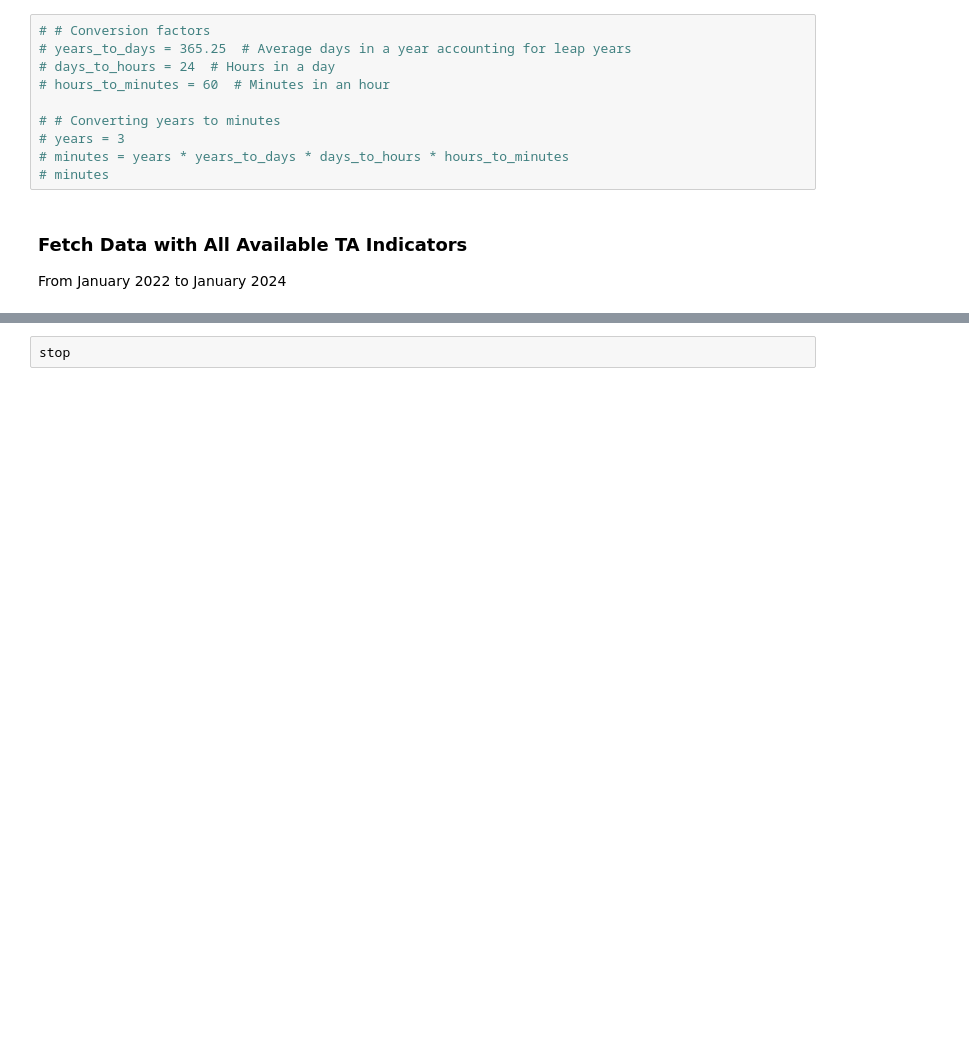
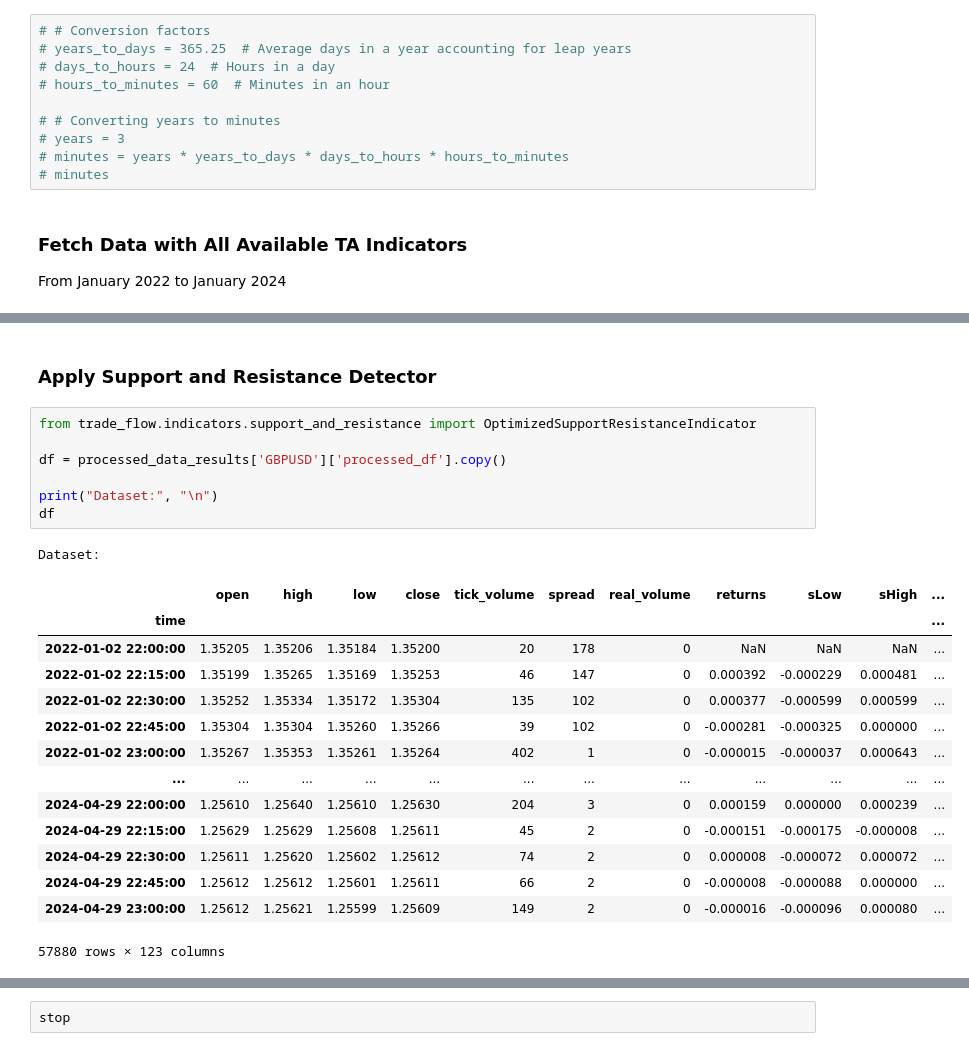
Before and after one commit to fortesenselabs/trade_flow, a Jupyter notebook: packages/tf_trade/notebooks/tft_model_experiments.ipynb, the cells around one changed output, grey strips where cells are left out. Saved outputs shown, nothing was run; the diff lists cells and outputs as text; blank space fills up the shorter version.

```diff
--- a/packages/tf_trade/notebooks/tft_model_experiments.ipynb
+++ b/packages/tf_trade/notebooks/tft_model_experiments.ipynb
@@ -1101,0 +1339,25 @@ for i, name in enumerate(dl_selected_symbols):
+# %% [markdown]
+### Apply Support and Resistance Detector
+# %%
+from trade_flow.indicators.support_and_resistance import OptimizedSupportResistanceIndicator
+
+df = processed_data_results['GBPUSD']['processed_df'].copy()
+
+print("Dataset:", "\n")
+df
+# %% [output]
+Dataset:
+|  | open | high | low | close | tick_volume | spread | real_volume | returns | sLow | sHigh | ... |
+| time |  |  |  |  |  |  |  |  |  |  | ... |
+| 2022-01-02 22:00:00 | 1.35205 | 1.35206 | 1.35184 | 1.35200 | 20 | 178 | 0 | NaN | NaN | NaN | ... |
+| 2022-01-02 22:15:00 | 1.35199 | 1.35265 | 1.35169 | 1.35253 | 46 | 147 | 0 | 0.000392 | -0.000229 | 0.000481 | ... |
+| 2022-01-02 22:30:00 | 1.35252 | 1.35334 | 1.35172 | 1.35304 | 135 | 102 | 0 | 0.000377 | -0.000599 | 0.000599 | ... |
+| 2022-01-02 22:45:00 | 1.35304 | 1.35304 | 1.35260 | 1.35266 | 39 | 102 | 0 | -0.000281 | -0.000325 | 0.000000 | ... |
+| 2022-01-02 23:00:00 | 1.35267 | 1.35353 | 1.35261 | 1.35264 | 402 | 1 | 0 | -0.000015 | -0.000037 | 0.000643 | ... |
+| ... | ... | ... | ... | ... | ... | ... | ... | ... | ... | ... | ... |
+| 2024-04-29 22:00:00 | 1.25610 | 1.25640 | 1.25610 | 1.25630 | 204 | 3 | 0 | 0.000159 | 0.000000 | 0.000239 | ... |
+| 2024-04-29 22:15:00 | 1.25629 | 1.25629 | 1.25608 | 1.25611 | 45 | 2 | 0 | -0.000151 | -0.000175 | -0.000008 | ... |
+| 2024-04-29 22:30:00 | 1.25611 | 1.25620 | 1.25602 | 1.25612 | 74 | 2 | 0 | 0.000008 | -0.000072 | 0.000072 | ... |
+| 2024-04-29 22:45:00 | 1.25612 | 1.25612 | 1.25601 | 1.25611 | 66 | 2 | 0 | -0.000008 | -0.000088 | 0.000000 | ... |
+| 2024-04-29 23:00:00 | 1.25612 | 1.25621 | 1.25599 | 1.25609 | 149 | 2 | 0 | -0.000016 | -0.000096 | 0.000080 | ... |
+57880 rows × 123 columns
```
Also changed, not shown: parts of 74 cells of this notebook.
